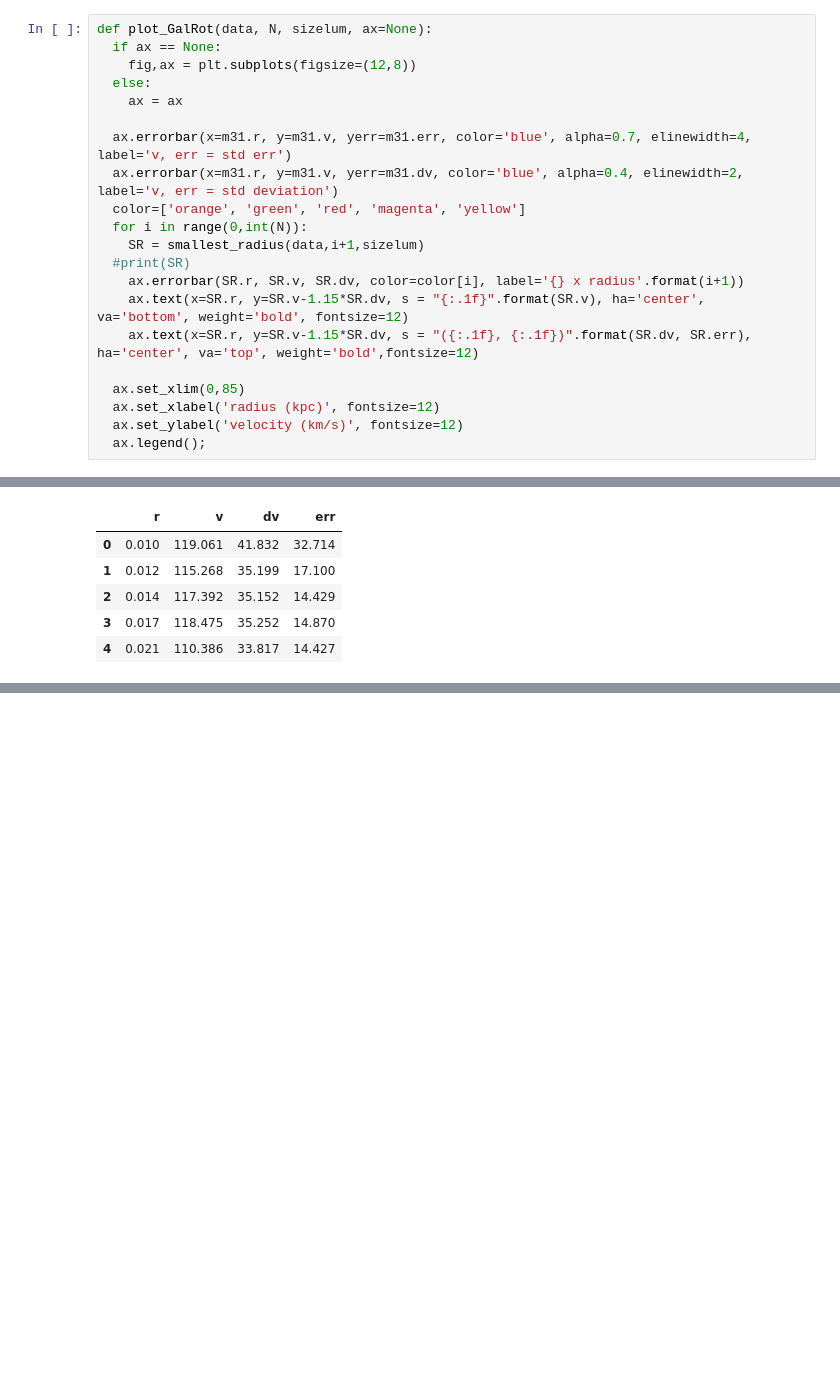
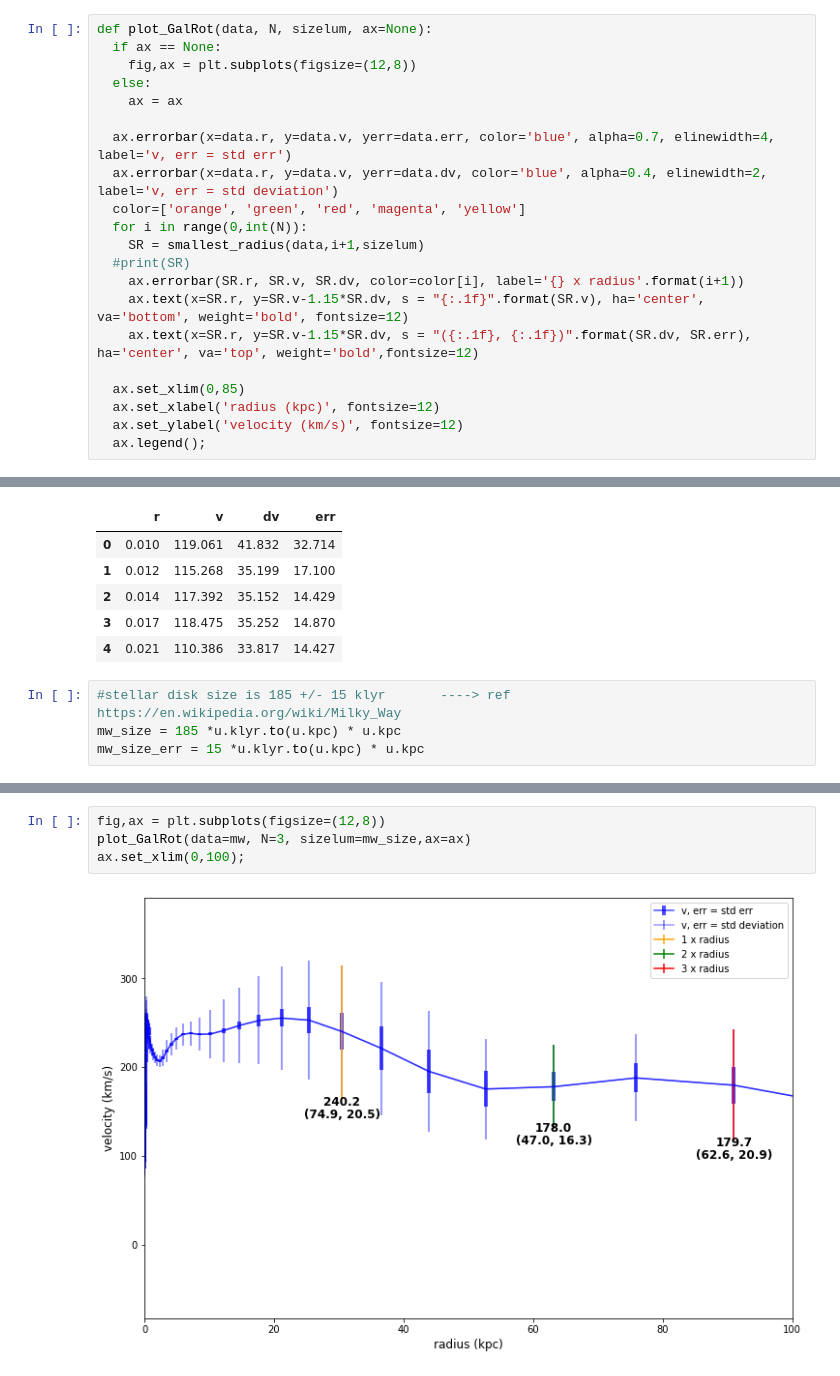
Before and after one commit to skumarudel/DSPS_SKumar, a Jupyter notebook: HW4/GalRotation.ipynb, the cells around one changed output, grey strips where cells are left out. Cells and saved outputs as stored; diff of their text form; blank space fills up the shorter version.

```diff
--- a/HW4/GalRotation.ipynb
+++ b/HW4/GalRotation.ipynb
@@ -159,8 +159,8 @@ def plot_GalRot(data, N, sizelum, ax=None):
   else:
     ax = ax
 
-  ax.errorbar(x=m31.r, y=m31.v, yerr=m31.err, color='blue', alpha=0.7, elinewidth=4, label='v, err = std err')
-  ax.errorbar(x=m31.r, y=m31.v, yerr=m31.dv, color='blue', alpha=0.4, elinewidth=2, label='v, err = std deviation')
+  ax.errorbar(x=data.r, y=data.v, yerr=data.err, color='blue', alpha=0.7, elinewidth=4, label='v, err = std err')
+  ax.errorbar(x=data.r, y=data.v, yerr=data.dv, color='blue', alpha=0.4, elinewidth=2, label='v, err = std deviation')
   color=['orange', 'green', 'red', 'magenta', 'yellow']
   for i in range(0,int(N)):
     SR = smallest_radius(data,i+1,sizelum)
@@ -241,3 +241,7 @@ mw.head()
 | 2 | 0.014 | 117.392 | 35.152 | 14.429 |
 | 3 | 0.017 | 118.475 | 35.252 | 14.870 |
 | 4 | 0.021 | 110.386 | 33.817 | 14.427 |
+# %%
+#stellar disk size is 185 +/- 15 klyr       ----> ref https://en.wikipedia.org/wiki/Milky_Way
+mw_size = 185 *u.klyr.to(u.kpc) * u.kpc
+mw_size_err = 15 *u.klyr.to(u.kpc) * u.kpc
@@ -243,0 +252,6 @@ mw.head()
+# %%
+fig,ax = plt.subplots(figsize=(12,8))
+plot_GalRot(data=mw, N=3, sizelum=mw_size,ax=ax)
+ax.set_xlim(0,100);
+# %% [output]
+[figure, added]
```
Also changed, not shown: parts of 7 cells of this notebook.
